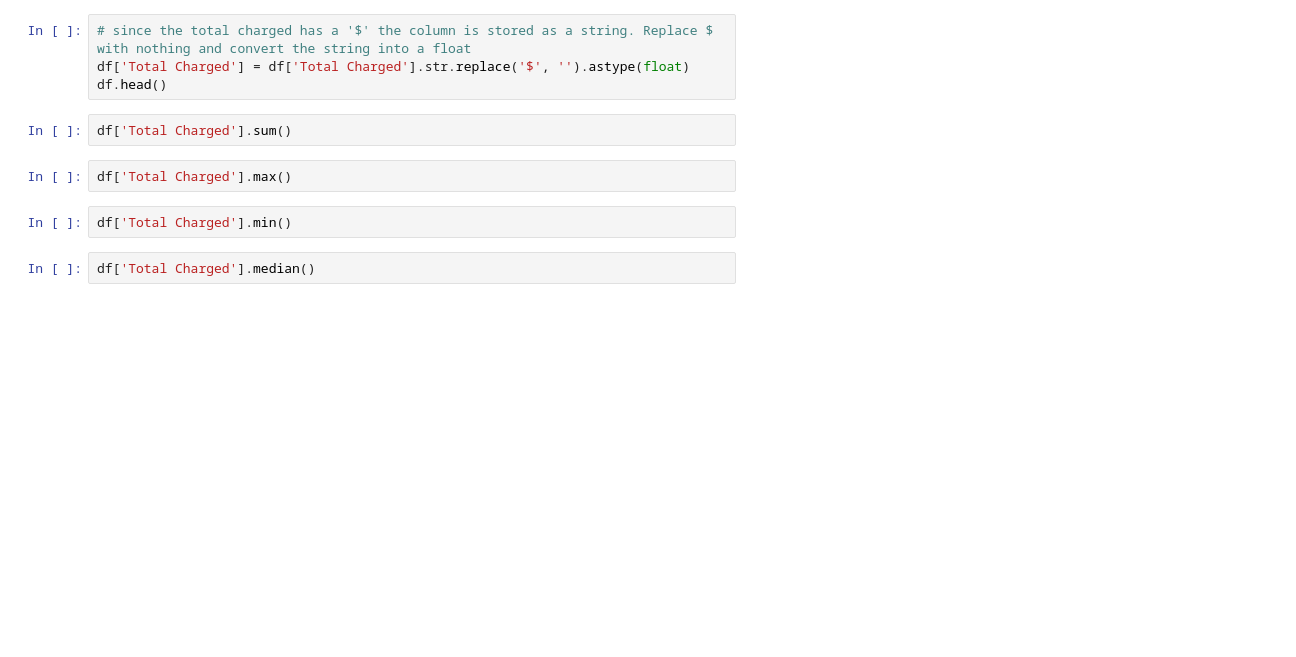
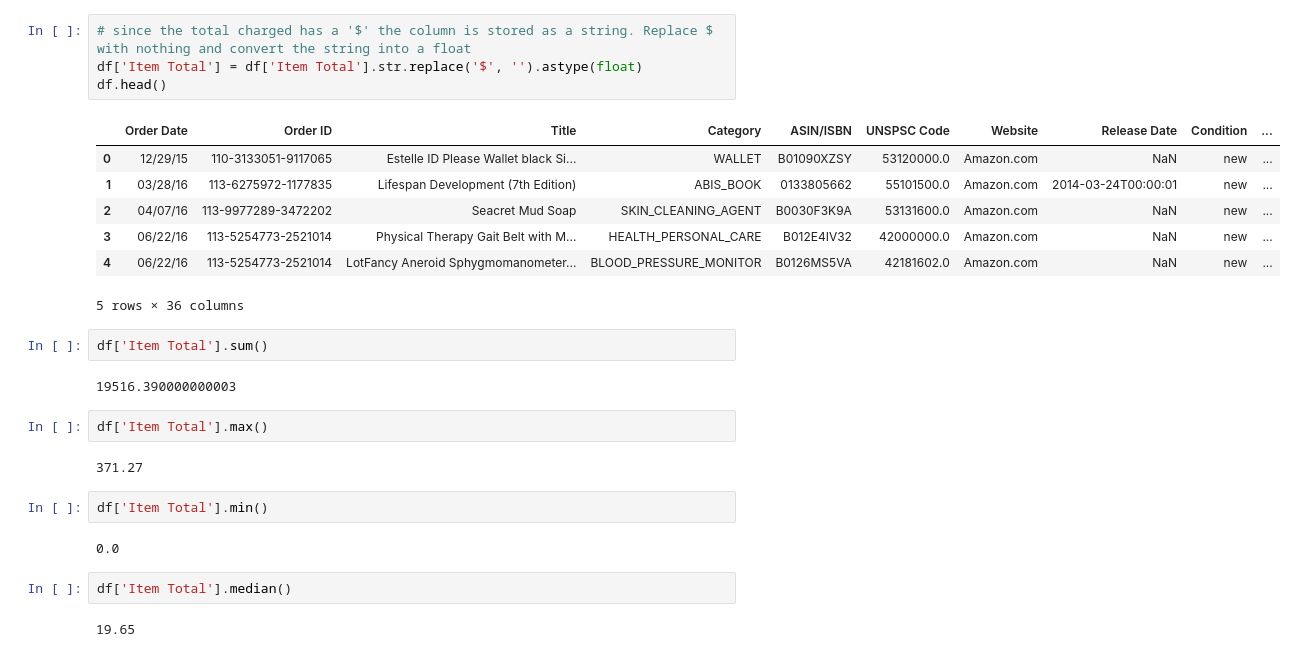
Before and after one commit to KYU102/PythonExcel, a Jupyter notebook: amazonOrders/amazonOrders.ipynb, the cells around one changed output. Drawn from its saved outputs; the diff is of its cells as text; blank space fills up the shorter version.

```diff
--- a/amazonOrders/amazonOrders.ipynb
+++ b/amazonOrders/amazonOrders.ipynb
@@ -10,15 +24,31 @@ df.head()
 # %%
 # since the total charged has a '$' the column is stored as a string. Replace $ with nothing and convert the string into a float
-df['Total Charged'] = df['Total Charged'].str.replace('$', '').astype(float)
+df['Item Total'] = df['Item Total'].str.replace('$', '').astype(float)
 df.head()
+# %% [output]
+|  | Order Date | Order ID | Title | Category | ASIN/ISBN | UNSPSC Code | Website | Release Date | Condition | ... |
+| 0 | 12/29/15 | 110-3133051-9117065 | Estelle ID Please Wallet black Si... | WALLET | B01090XZSY | 53120000.0 | Amazon.com | NaN | new | ... |
+| 1 | 03/28/16 | 113-6275972-1177835 | Lifespan Development (7th Edition) | ABIS_BOOK | 0133805662 | 55101500.0 | Amazon.com | 2014-03-24T00:00:01 | new | ... |
+| 2 | 04/07/16 | 113-9977289-3472202 | Seacret Mud Soap | SKIN_CLEANING_AGENT | B0030F3K9A | 53131600.0 | Amazon.com | NaN | new | ... |
+| 3 | 06/22/16 | 113-5254773-2521014 | Physical Therapy Gait Belt with M... | HEALTH_PERSONAL_CARE | B012E4IV32 | 42000000.0 | Amazon.com | NaN | new | ... |
+| 4 | 06/22/16 | 113-5254773-2521014 | LotFancy Aneroid Sphygmomanometer... | BLOOD_PRESSURE_MONITOR | B0126MS5VA | 42181602.0 | Amazon.com | NaN | new | ... |
+5 rows × 36 columns
 # %%
-df['Total Charged'].sum()
+df['Item Total'].sum()
+# %% [output]
+19516.390000000003
 # %%
-df['Total Charged'].max()
+df['Item Total'].max()
+# %% [output]
+371.27
 # %%
-df['Total Charged'].min()
+df['Item Total'].min()
+# %% [output]
+0.0
 # %%
-df['Total Charged'].median()
+df['Item Total'].median()
+# %% [output]
+19.65
 # %%
 # changing the date to pandas date time format
 df['Order Date'] = pd.to_datetime(df['Order Date'])
```
Also changed, not shown: parts of 6 cells of this notebook, 1 other file.
